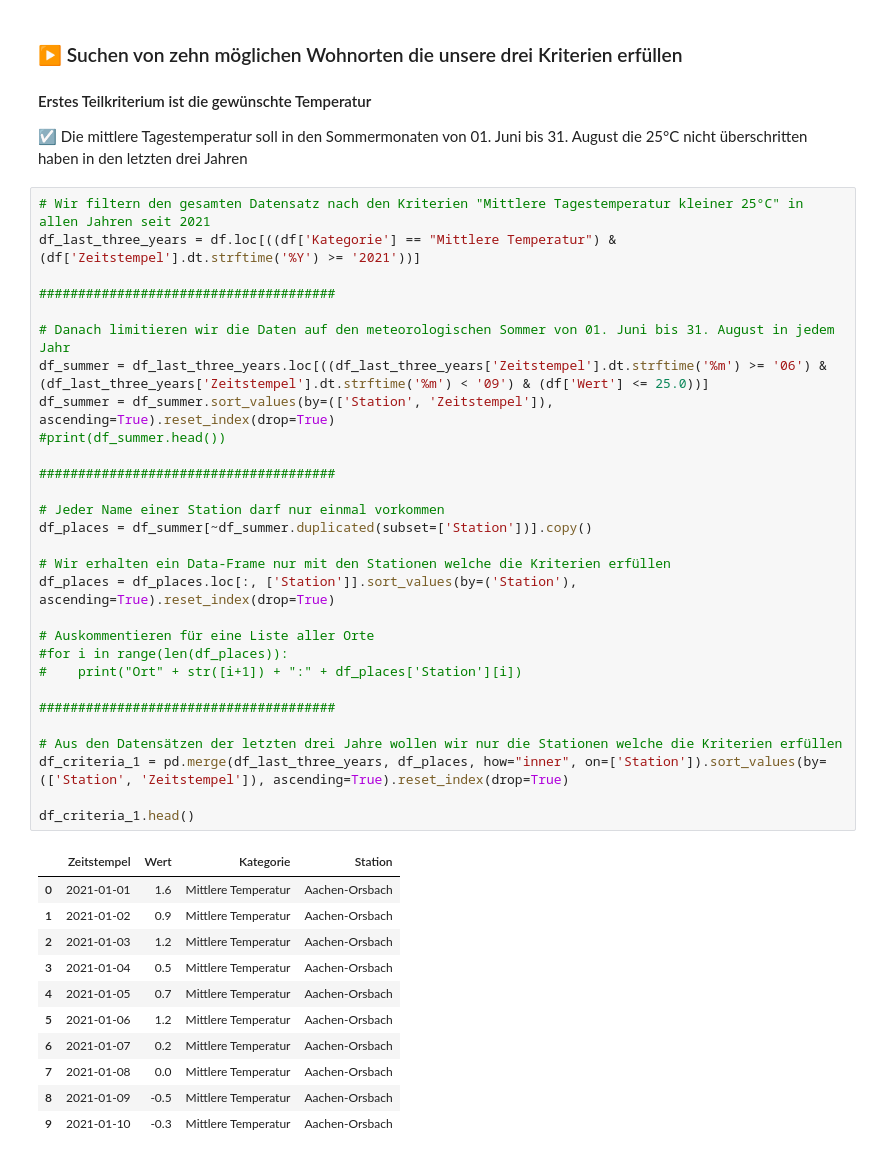
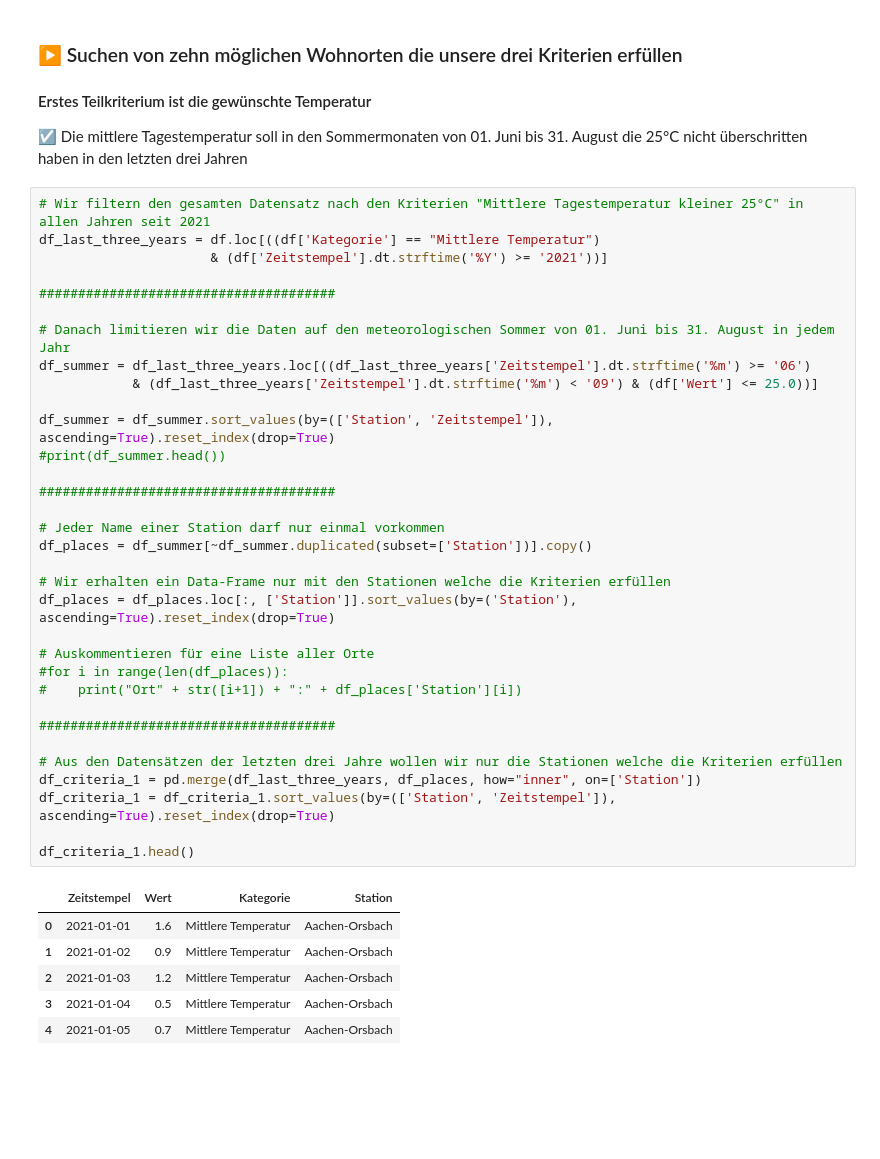
Before and after one commit to Gizmo-Labs/Statistical-Computing, a Jupyter notebook: Data-Analysis.ipynb, the cells around one changed output. Drawn from its saved outputs; the diff is of its cells as text; blank space fills up the shorter version.

```diff
--- a/Data-Analysis.ipynb
+++ b/Data-Analysis.ipynb
@@ -49,45 +49,44 @@ df['Kategorie'] = df['Kategorie'].astype("string")
 ☑️ Die mittlere Tagestemperatur soll in den Sommermonaten von 01. Juni bis 31. August die 25°C nicht überschritten haben in den letzten drei Jahren
 # %%
 # Wir filtern den gesamten Datensatz nach den Kriterien "Mittlere Tagestemperatur kleiner 25°C" in allen Jahren seit 2021
-df_last_three_years = df.loc[((df['Kategorie'] == "Mittlere Temperatur") & (df['Zeitstempel'].dt.strftime('%Y') >= '2021'))]
+df_last_three_years = df.loc[((df['Kategorie'] == "Mittlere Temperatur")
+                      & (df['Zeitstempel'].dt.strftime('%Y') >= '2021'))]
 
 ######################################
 
 # Danach limitieren wir die Daten auf den meteorologischen Sommer von 01. Juni bis 31. August in jedem Jahr
-df_summer = df_last_three_years.loc[((df_last_three_years['Zeitstempel'].dt.strftime('%m') >= '06') & (df_last_three_years['Zeitstempel'].dt.strftime('%m') < '09') & (df['Wert'] <= 25.0))]
+df_summer = df_last_three_years.loc[((df_last_three_years['Zeitstempel'].dt.strftime('%m') >= '06')
+            & (df_last_three_years['Zeitstempel'].dt.strftime('%m') < '09') & (df['Wert'] <= 25.0))]
+
 df_summer = df_summer.sort_values(by=(['Station', 'Zeitstempel']), ascending=True).reset_index(drop=True)
 #print(df_summer.head())
 
 ######################################
 
 # Jeder Name einer Station darf nur einmal vorkommen
 df_places = df_summer[~df_summer.duplicated(subset=['Station'])].copy()
 
 # Wir erhalten ein Data-Frame nur mit den Stationen welche die Kriterien erfüllen
 df_places = df_places.loc[:, ['Station']].sort_values(by=('Station'), ascending=True).reset_index(drop=True)
 
 # Auskommentieren für eine Liste aller Orte
 #for i in range(len(df_places)):
 #    print("Ort" + str([i+1]) + ":" + df_places['Station'][i])
 
 ######################################
 
 # Aus den Datensätzen der letzten drei Jahre wollen wir nur die Stationen welche die Kriterien erfüllen
-df_criteria_1 = pd.merge(df_last_three_years, df_places, how="inner", on=['Station']).sort_values(by=(['Station', 'Zeitstempel']), ascending=True).reset_index(drop=True)
+df_criteria_1 = pd.merge(df_last_three_years, df_places, how="inner", on=['Station'])
+df_criteria_1 = df_criteria_1.sort_values(by=(['Station', 'Zeitstempel']), ascending=True).reset_index(drop=True)
 
 df_criteria_1.head()
 # %% [output]
 |  | Zeitstempel | Wert | Kategorie | Station |
 | 0 | 2021-01-01 | 1.6 | Mittlere Temperatur | Aachen-Orsbach |
 | 1 | 2021-01-02 | 0.9 | Mittlere Temperatur | Aachen-Orsbach |
 | 2 | 2021-01-03 | 1.2 | Mittlere Temperatur | Aachen-Orsbach |
 | 3 | 2021-01-04 | 0.5 | Mittlere Temperatur | Aachen-Orsbach |
 | 4 | 2021-01-05 | 0.7 | Mittlere Temperatur | Aachen-Orsbach |
-| 5 | 2021-01-06 | 1.2 | Mittlere Temperatur | Aachen-Orsbach |
-| 6 | 2021-01-07 | 0.2 | Mittlere Temperatur | Aachen-Orsbach |
-| 7 | 2021-01-08 | 0.0 | Mittlere Temperatur | Aachen-Orsbach |
-| 8 | 2021-01-09 | -0.5 | Mittlere Temperatur | Aachen-Orsbach |
-| 9 | 2021-01-10 | -0.3 | Mittlere Temperatur | Aachen-Orsbach |
 # %% [markdown]
 ### ▶️ Suchen von zehn möglichen Wohnorten die unsere drei Kriterien erfüllen
 
```
Also changed, not shown: parts of 12 cells of this notebook.
